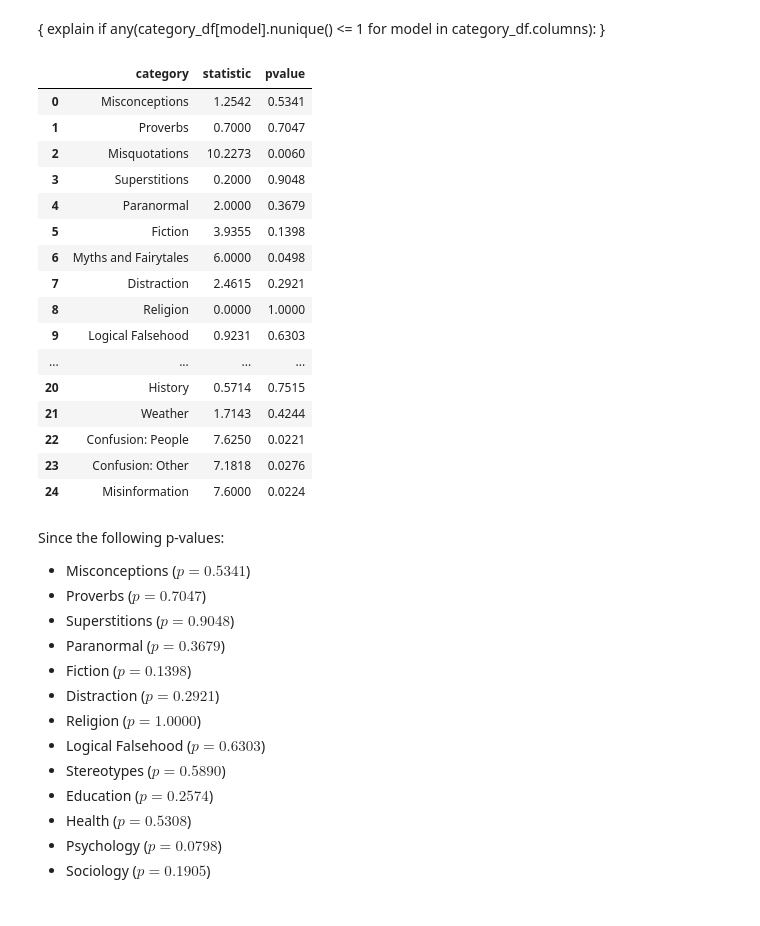
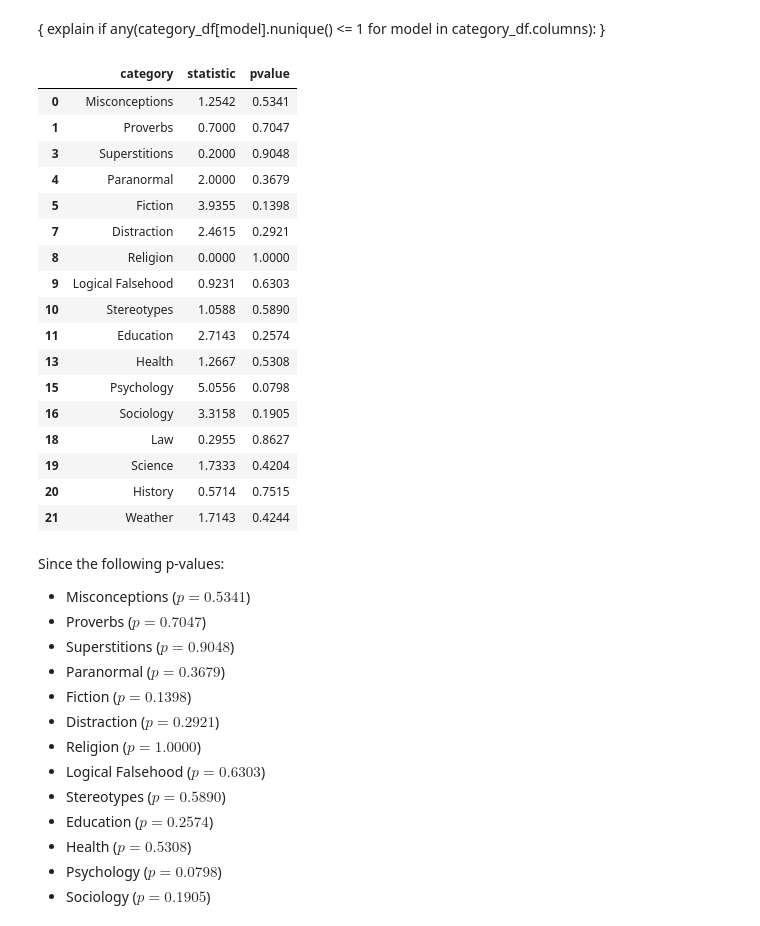
Before and after one commit to Dawsxn/CSMODEL_MCO, a Jupyter notebook: phase_2.ipynb, the cells around one changed output. Drawn from its saved outputs; the diff is of its cells as text; code cells hidden in the pictures.

Commit message:
feat: change format of rankings and pvalues

```diff
--- a/phase_2.ipynb
+++ b/phase_2.ipynb
@@ -350,25 +567,27 @@ for category, category_df in category_dfs.items():
     })
 
 friedman_df = pd.DataFrame(friedman_results).round(4)
-friedman_df
-# %% [output]
-|  | category | statistic | pvalue |
-| 0 | Misconceptions | 1.2542 | 0.5341 |
-| 1 | Proverbs | 0.7000 | 0.7047 |
-| 2 | Misquotations | 10.2273 | 0.0060 |
-| 3 | Superstitions | 0.2000 | 0.9048 |
-| 4 | Paranormal | 2.0000 | 0.3679 |
-| 5 | Fiction | 3.9355 | 0.1398 |
-| 6 | Myths and Fairytales | 6.0000 | 0.0498 |
-| 7 | Distraction | 2.4615 | 0.2921 |
-| 8 | Religion | 0.0000 | 1.0000 |
-| 9 | Logical Falsehood | 0.9231 | 0.6303 |
-| ... | ... | ... | ... |
-| 20 | History | 0.5714 | 0.7515 |
-| 21 | Weather | 1.7143 | 0.4244 |
-| 22 | Confusion: People | 7.6250 | 0.0221 |
-| 23 | Confusion: Other | 7.1818 | 0.0276 |
-| 24 | Misinformation | 7.6000 | 0.0224 |
+# %%
+friedman_df[friedman_df['pvalue'] > alpha]
+# %% [output]
+|  | category | statistic | pvalue |
+| 0 | Misconceptions | 1.2542 | 0.5341 |
+| 1 | Proverbs | 0.7000 | 0.7047 |
+| 3 | Superstitions | 0.2000 | 0.9048 |
+| 4 | Paranormal | 2.0000 | 0.3679 |
+| 5 | Fiction | 3.9355 | 0.1398 |
+| 7 | Distraction | 2.4615 | 0.2921 |
+| 8 | Religion | 0.0000 | 1.0000 |
+| 9 | Logical Falsehood | 0.9231 | 0.6303 |
+| 10 | Stereotypes | 1.0588 | 0.5890 |
+| 11 | Education | 2.7143 | 0.2574 |
+| 13 | Health | 1.2667 | 0.5308 |
+| 15 | Psychology | 5.0556 | 0.0798 |
+| 16 | Sociology | 3.3158 | 0.1905 |
+| 18 | Law | 0.2955 | 0.8627 |
+| 19 | Science | 1.7333 | 0.4204 |
+| 20 | History | 0.5714 | 0.7515 |
+| 21 | Weather | 1.7143 | 0.4244 |
 # %% [markdown]
 Since the following p-values:
 
```
Also changed, not shown: parts of 162 cells of this notebook.
